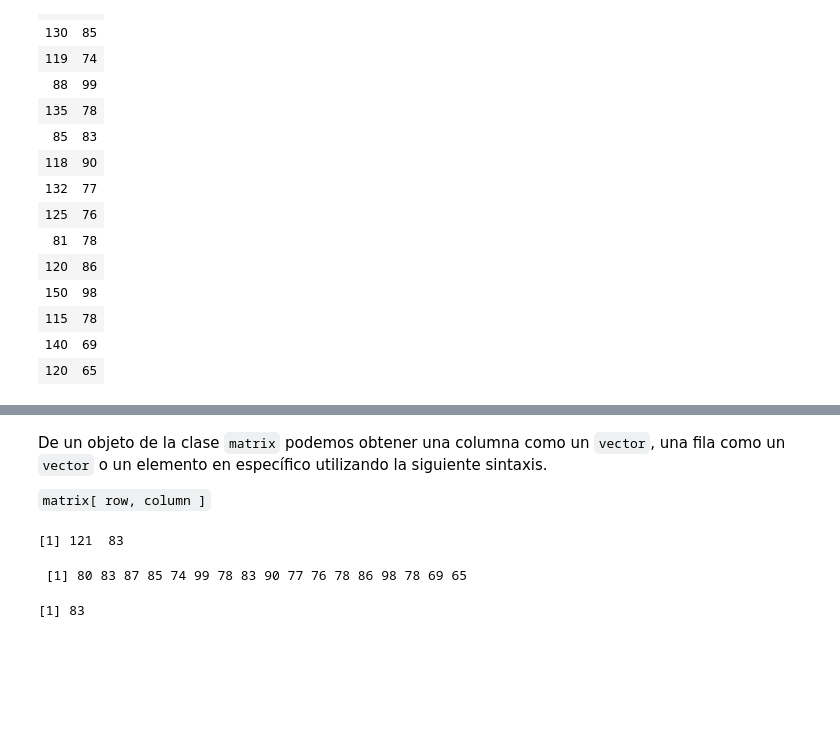
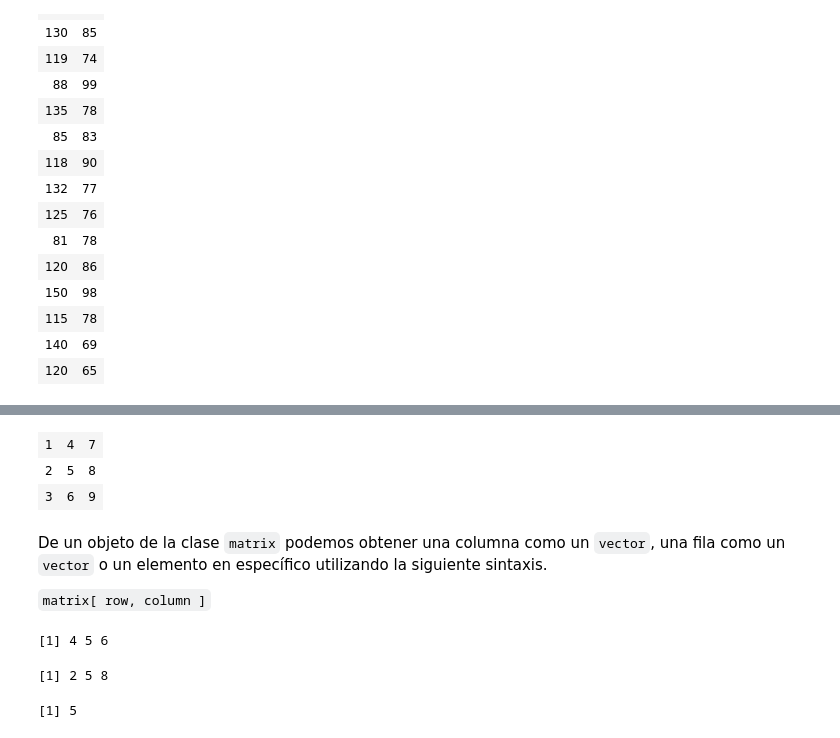
Before and after one commit to fvillena/matbio, a Jupyter notebook: 1-introduction.ipynb, the cells around one changed output, grey strips where cells are left out. Drawn from its saved outputs; the diff is of its cells as text; code cells hidden in the pictures; blank space fills up the shorter version.

```diff
--- a/1-introduction.ipynb
+++ b/1-introduction.ipynb
@@ -249,3 +264,10 @@ the_matrix
+# %%
+N= matrix(c(1,2,3,4,5,6,7,8,9),nrow=3,byrow=FALSE)
+N
+# %% [output]
+| 1 | 4 | 7 |
+| 2 | 5 | 8 |
+| 3 | 6 | 9 |
 # %% [markdown]
 De un objeto de la clase `matrix` podemos obtener una columna como un `vector`, una fila como un `vector` o un elemento en específico utilizando la siguiente sintaxis.
 
@@ -253,16 +275,16 @@ De un objeto de la clase `matrix` podemos obtener una columna como un `vector`,
 # %%
 # Seleccionando sólo la fila con el índice 2
 # Atención con que se debe escribir la coma (,), pero se deja el valor de las columnas en blanco
-the_matrix[2,]
+M[2,]
 # %% [output]
-[1] 121  83
+[1] 4 5 6
 # %%
 # Seleccionando sólo la columna con el índice 2
-the_matrix[,2]
+M[,2]
 # %% [output]
- [1] 80 83 87 85 74 99 78 83 90 77 76 78 86 98 78 69 65
+[1] 2 5 8
 # %%
 # Seleccionando el elemento en la columna 2 y la fila 2
-the_matrix[2,2]
+N[2,2]
 # %% [output]
-[1] 83
+[1] 5
```
Also changed, not shown: parts of 31 cells of this notebook.
